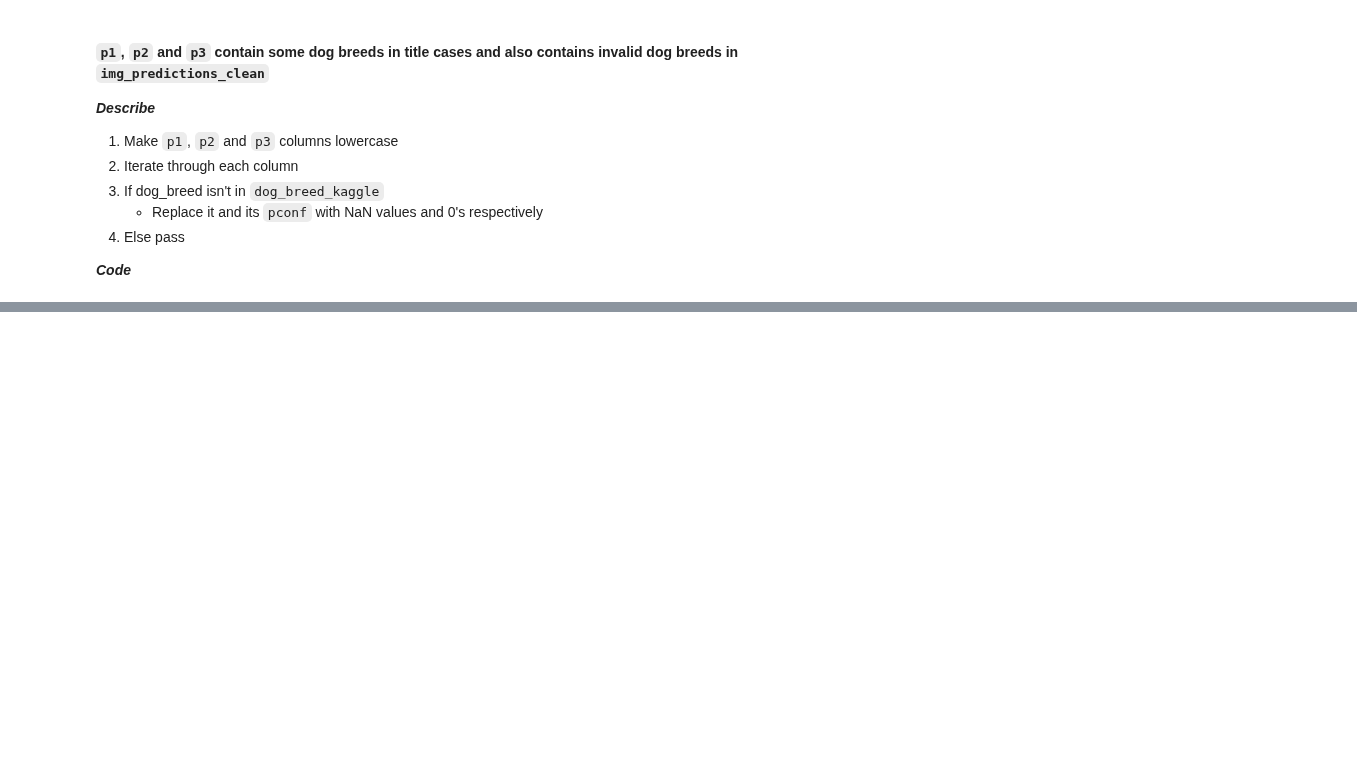
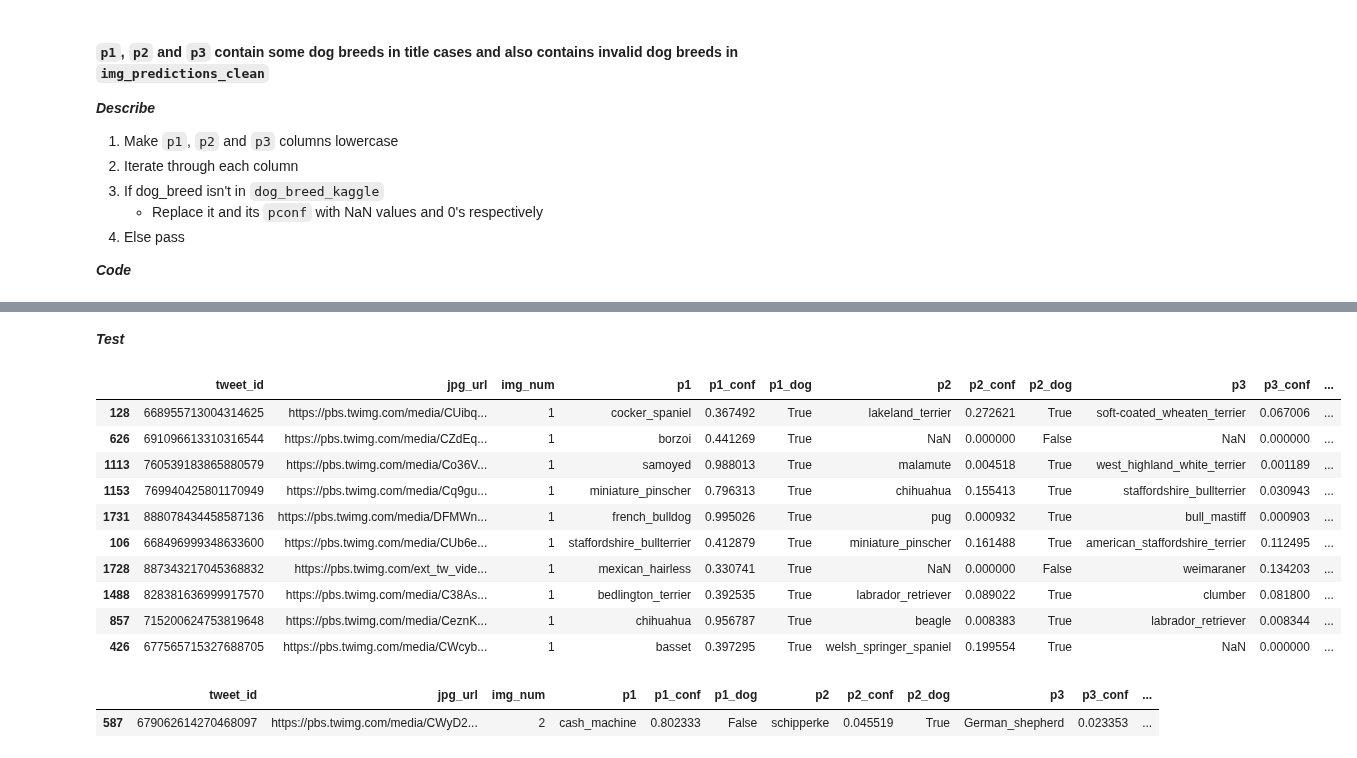
Before and after one commit to EsosaOrumwese/ALX-T-Nanodegree, a Jupyter notebook: Data Analytics/Projects/WeRateDogs Twitter/WeRateDogs Twitter_Data Wrangling Project.ipynb, the cells around one changed output, grey strips where cells are left out. Saved outputs shown, nothing was run; the diff lists cells and outputs as text; code cells hidden in the pictures; blank space fills up the shorter version.

```diff
--- a/Data Analytics/Projects/WeRateDogs Twitter/WeRateDogs Twitter_Data Wrangling Project.ipynb
+++ b/Data Analytics/Projects/WeRateDogs Twitter/WeRateDogs Twitter_Data Wrangling Project.ipynb
@@ -948,0 +1023,2 @@ Notice some invalid values like 'toyshop', 'Egyptian_cat', 'binoculars', 'televi
+# %% [markdown]
+***Test***
@@ -948,0 +1031,19 @@ Notice some invalid values like 'toyshop', 'Egyptian_cat', 'binoculars', 'televi
+# %%
+img_predictions_clean.sample(10)
+# %% [output]
+|  | tweet_id | jpg_url | img_num | p1 | p1_conf | p1_dog | p2 | p2_conf | p2_dog | p3 | p3_conf | ... |
+| 128 | 668955713004314625 | https://pbs.twimg.com/media/CUibq... | 1 | cocker_spaniel | 0.367492 | True | lakeland_terrier | 0.272621 | True | soft-coated_wheaten_terrier | 0.067006 | ... |
+| 626 | 691096613310316544 | https://pbs.twimg.com/media/CZdEq... | 1 | borzoi | 0.441269 | True | NaN | 0.000000 | False | NaN | 0.000000 | ... |
+| 1113 | 760539183865880579 | https://pbs.twimg.com/media/Co36V... | 1 | samoyed | 0.988013 | True | malamute | 0.004518 | True | west_highland_white_terrier | 0.001189 | ... |
+| 1153 | 769940425801170949 | https://pbs.twimg.com/media/Cq9gu... | 1 | miniature_pinscher | 0.796313 | True | chihuahua | 0.155413 | True | staffordshire_bullterrier | 0.030943 | ... |
+| 1731 | 888078434458587136 | https://pbs.twimg.com/media/DFMWn... | 1 | french_bulldog | 0.995026 | True | pug | 0.000932 | True | bull_mastiff | 0.000903 | ... |
+| 106 | 668496999348633600 | https://pbs.twimg.com/media/CUb6e... | 1 | staffordshire_bullterrier | 0.412879 | True | miniature_pinscher | 0.161488 | True | american_staffordshire_terrier | 0.112495 | ... |
+| 1728 | 887343217045368832 | https://pbs.twimg.com/ext_tw_vide... | 1 | mexican_hairless | 0.330741 | True | NaN | 0.000000 | False | weimaraner | 0.134203 | ... |
+| 1488 | 828381636999917570 | https://pbs.twimg.com/media/C38As... | 1 | bedlington_terrier | 0.392535 | True | labrador_retriever | 0.089022 | True | clumber | 0.081800 | ... |
+| 857 | 715200624753819648 | https://pbs.twimg.com/media/CeznK... | 1 | chihuahua | 0.956787 | True | beagle | 0.008383 | True | labrador_retriever | 0.008344 | ... |
+| 426 | 677565715327688705 | https://pbs.twimg.com/media/CWcyb... | 1 | basset | 0.397295 | True | welsh_springer_spaniel | 0.199554 | True | NaN | 0.000000 | ... |
+# %%
+img_predictions_df[img_predictions_df.tweet_id == 679062614270468097]
+# %% [output]
+|  | tweet_id | jpg_url | img_num | p1 | p1_conf | p1_dog | p2 | p2_conf | p2_dog | p3 | p3_conf | ... |
+| 587 | 679062614270468097 | https://pbs.twimg.com/media/CWyD2... | 2 | cash_machine | 0.802333 | False | schipperke | 0.045519 | True | German_shepherd | 0.023353 | ... |
```
Also changed, not shown: parts of 21 cells of this notebook, 1 other file.
